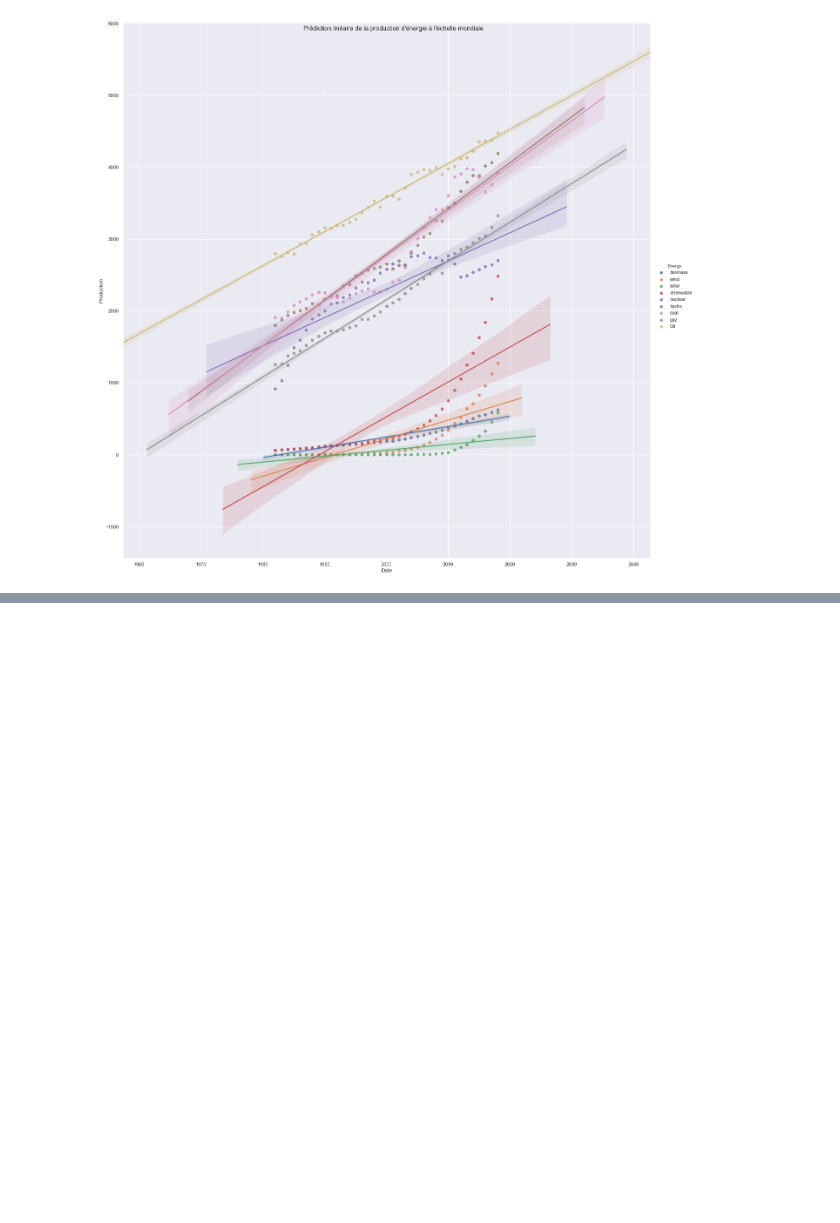
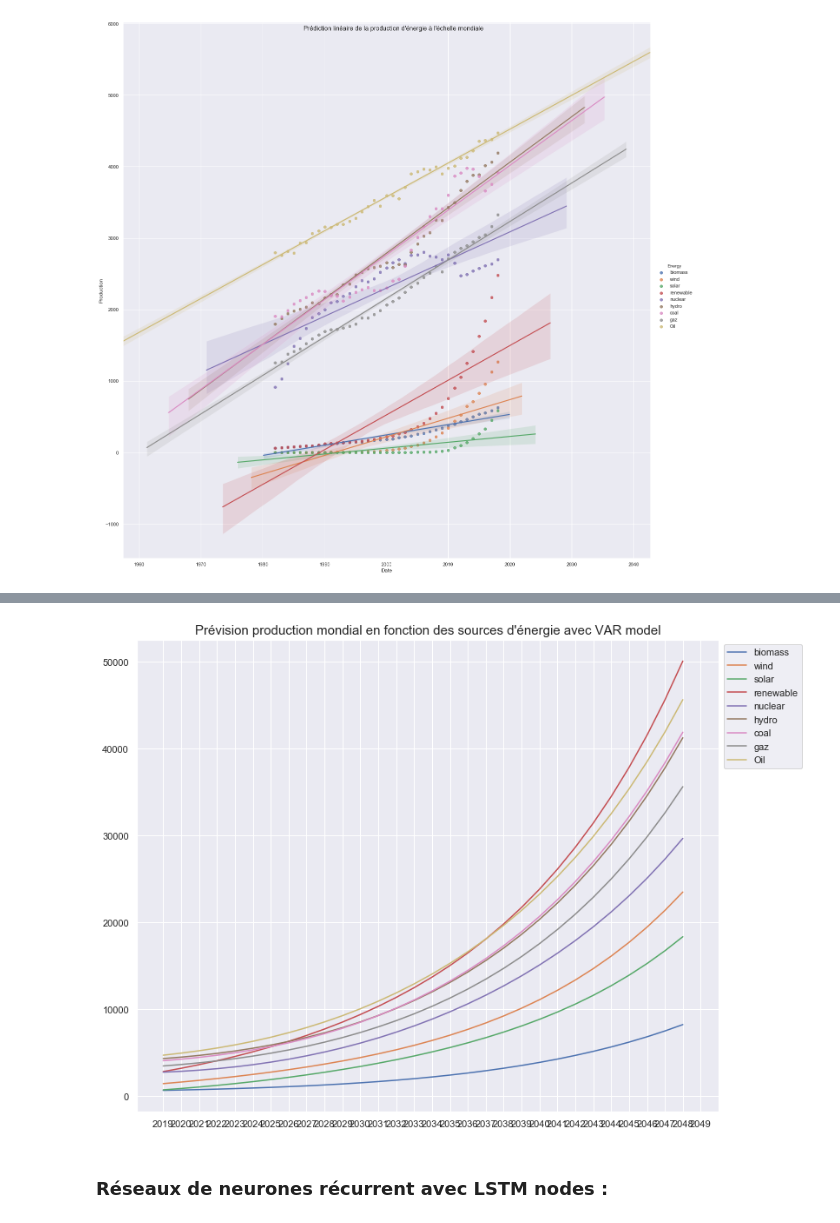
Before and after one commit to KevinFerin/HackatonMDI720, a Jupyter notebook: src/Hackathon.ipynb, the cells around one changed output, grey strips where cells are left out. Saved outputs shown, nothing was run; the diff lists cells and outputs as text; code cells hidden in the pictures; blank space fills up the shorter version.

```diff
--- a/src/Hackathon.ipynb
+++ b/src/Hackathon.ipynb
@@ -386,0 +348,23 @@ f.close()
+# %%
+df_train = df_to_predict.copy()
+df_train = df_train[data_to_predict.Energy.unique()].dropna()
+# %%
+model = VAR(df_train)
+model_fitted = model.fit()
+# %%
+
+yhat=model_fitted.forecast(model_fitted.y, steps=30)
+# %%
+preds= [[ite[j] for ite in yhat] for j in range(len(yhat[0]))]
+# %%
+plt.figure(figsize=(12,10))
+for k,el in enumerate(preds) :
+    plt.plot(el, label = f"{data.Energy.unique()[k]}")
+plt.xticks(range(32), labels = [str(i) for i in range(2019,2050)])
+plt.legend(bbox_to_anchor=(1,1))
+plt.title("Prévision production mondial en fonction des sources d'énergie avec VAR model", fontSize=15)
+plt.show()
+# %% [output]
+[figure, added]
+# %% [markdown]
+### Réseaux de neurones récurrent avec LSTM nodes :
```
Also changed, not shown: parts of 28 cells of this notebook, 12 other files.
